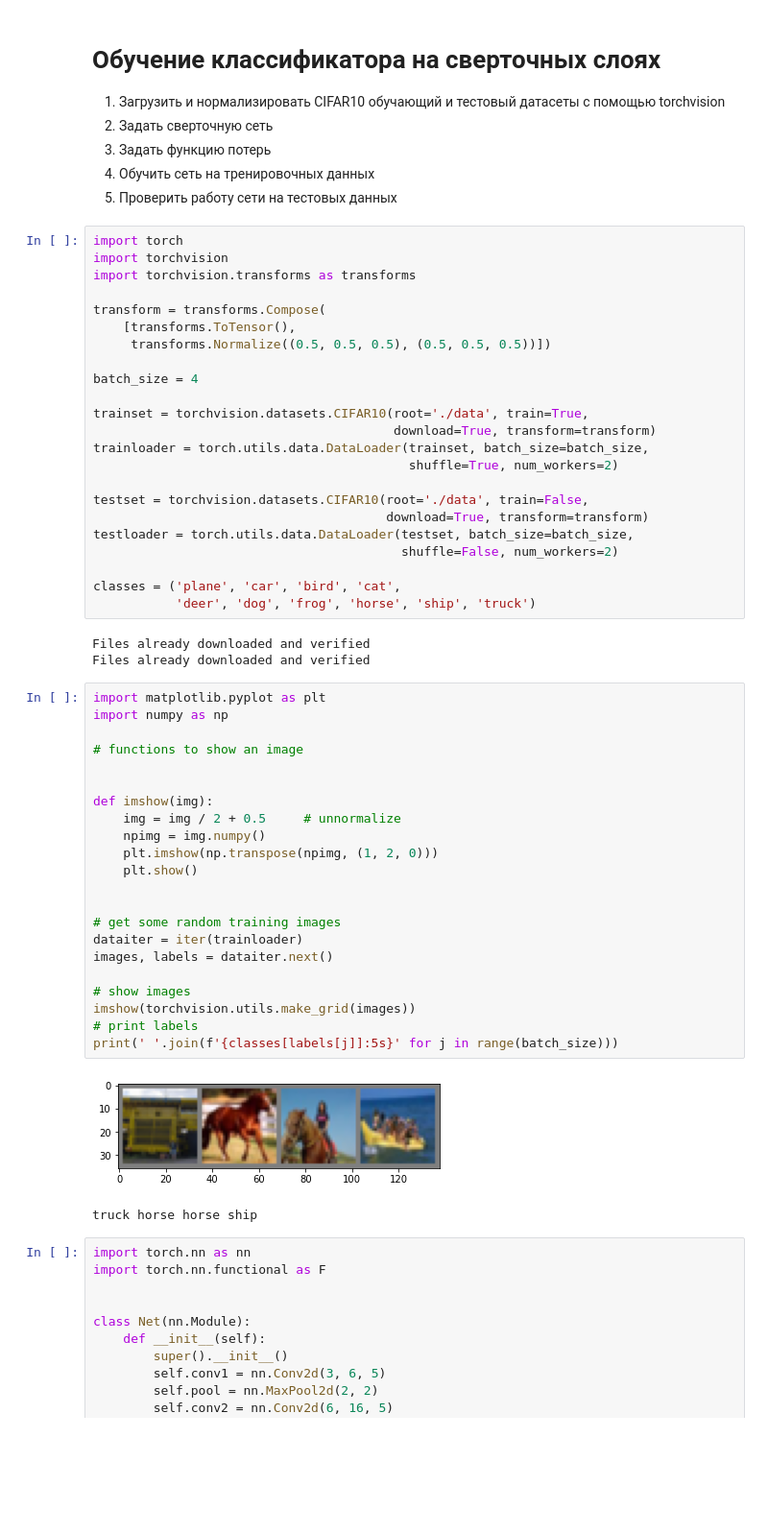
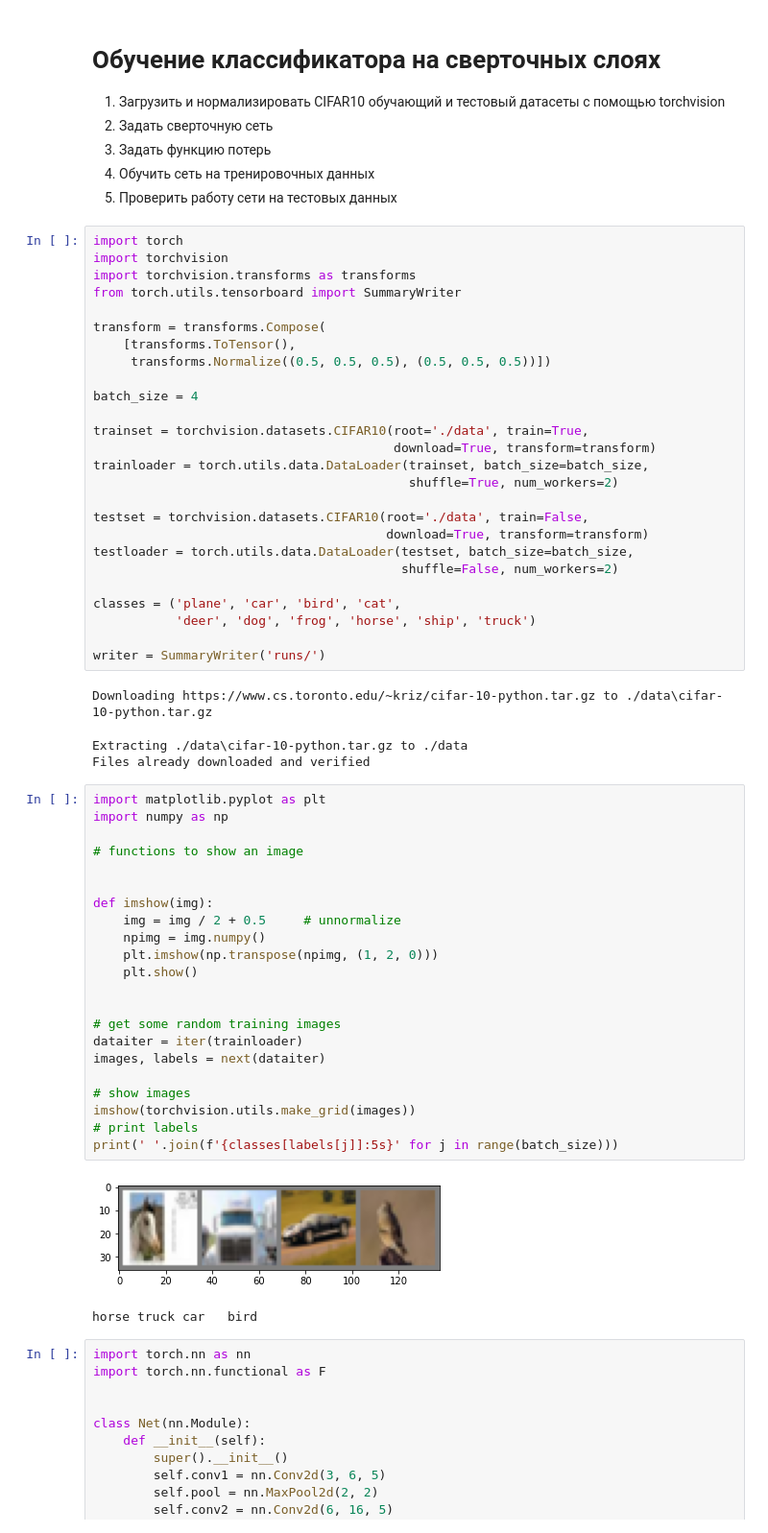
Before and after one commit to Skyfallk/2023_processing_and_generating_images_course, a Jupyter notebook: classification_and_segmentation/cnn_classificatior.ipynb, the cells around one changed output. Shown at 96% size. Drawn from its saved outputs; the diff is of its cells as text; blank space fills up the shorter version.

```diff
--- a/classification_and_segmentation/cnn_classificatior.ipynb
+++ b/classification_and_segmentation/cnn_classificatior.ipynb
@@ -10,6 +10,7 @@
 import torch
 import torchvision
 import torchvision.transforms as transforms
+from torch.utils.tensorboard import SummaryWriter
 
 transform = transforms.Compose(
     [transforms.ToTensor(),
@@ -29,34 +30,37 @@ testloader = torch.utils.data.DataLoader(testset, batch_size=batch_size,
 
 classes = ('plane', 'car', 'bird', 'cat',
            'deer', 'dog', 'frog', 'horse', 'ship', 'truck')
+
+writer = SummaryWriter('runs/')
 # %% [output]
-Files already downloaded and verified
-Files already downloaded and verified
+Downloading https://www.cs.toronto.edu/~kriz/cifar-10-python.tar.gz to ./data\cifar-10-python.tar.gz
+Extracting ./data\cifar-10-python.tar.gz to ./data
+Files already downloaded and verified
 # %%
 import matplotlib.pyplot as plt
 import numpy as np
 
 # functions to show an image
 
 
 def imshow(img):
     img = img / 2 + 0.5     # unnormalize
     npimg = img.numpy()
     plt.imshow(np.transpose(npimg, (1, 2, 0)))
     plt.show()
 
 
 # get some random training images
 dataiter = iter(trainloader)
-images, labels = dataiter.next()
+images, labels = next(dataiter)
 
 # show images
 imshow(torchvision.utils.make_grid(images))
 # print labels
 print(' '.join(f'{classes[labels[j]]:5s}' for j in range(batch_size)))
 # %% [output]
-[figure, old version]
+[figure, new version]
-truck horse horse ship
+horse truck car   bird
 # %%
 import torch.nn as nn
 import torch.nn.functional as F
```
Also changed, not shown: parts of 1 cell of this notebook, 12 other files.
